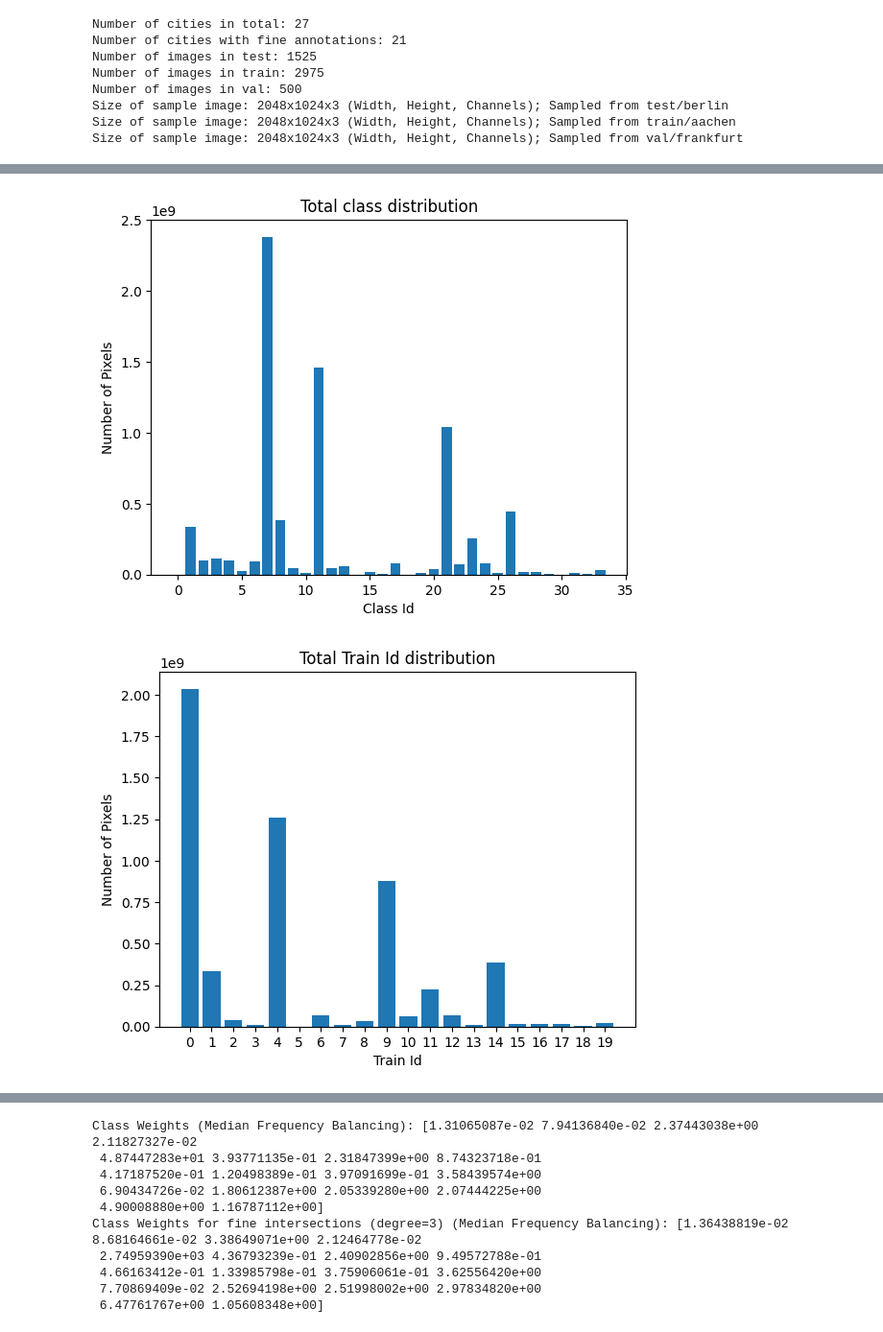
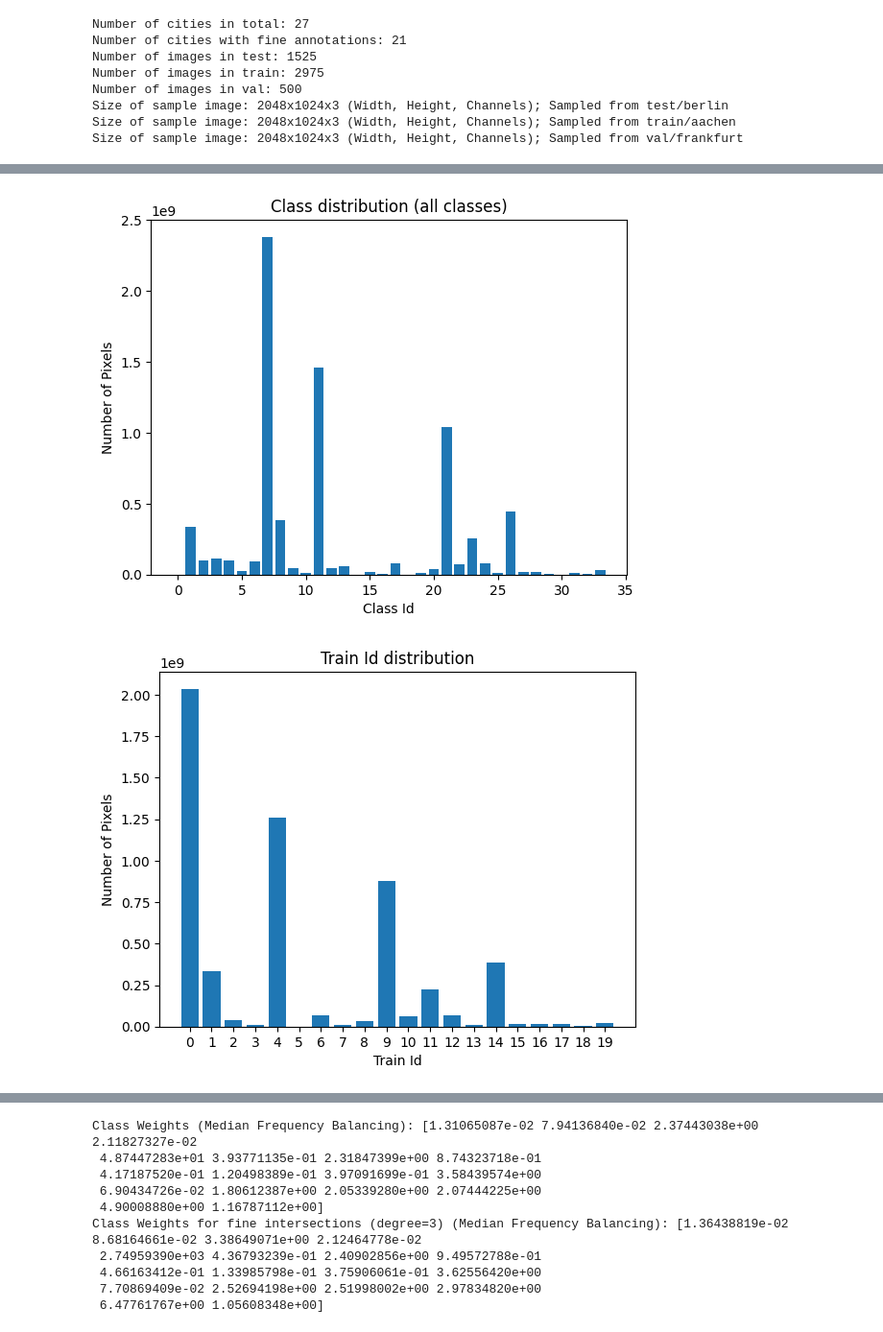
Before and after one commit to lucauhl/Semantic-Segmentation-Traffic-Scenes, a Jupyter notebook: 02_dataunderstanding/data_understanding.ipynb, the cells around one changed output, grey strips where cells are left out. Shown at 96% size. Saved outputs shown, nothing was run; the diff lists cells and outputs as text; code cells hidden in the pictures.

```diff
--- a/02_dataunderstanding/data_understanding.ipynb
+++ b/02_dataunderstanding/data_understanding.ipynb
@@ -239,35 +275,35 @@ plt.show()
 # %%
 data_path = Path("../data/Cityscapes")
 class_dict_total = get_class_dist_for_dataset(data_path)
 
-# Sort by id
+# Sort by class id
 sorted_items = sorted(class_dict_total.items(), key=lambda x: x[0])
 labels, counts = zip(*sorted_items)
 
 plt.bar(labels, counts)
-plt.title("Total class distribution")
+plt.title("Class distribution (all classes)")
 plt.xlabel("Class Id")
 plt.ylabel("Number of Pixels")
 plt.show()
 # %% [output]
-[figure, old version]
+[figure, new version]
 # %%
 data_path = Path("../data/Cityscapes")
 class_dict_total = get_class_dist_for_dataset(data_path, label_type="labelTrainIds", splits=["train"])
 
-# Sort by id
+# Sort by class id
 sorted_items = sorted(class_dict_total.items(), key=lambda x: x[0])
-sorted_items = sorted_items[:-1]    # drop last element (trainId=255)
+sorted_items = sorted_items[:-1]    # Drop the last element (trainId=255)
 labels, counts = zip(*sorted_items)
 
 plt.bar(labels, counts)
-plt.title("Total Train Id distribution")
+plt.title("Train Id distribution")
 plt.xlabel("Train Id")
 plt.ylabel("Number of Pixels")
 plt.xticks(labels)
 plt.show()
 # %% [output]
-[figure, old version]
+[figure, new version]
 # %%
 data_path = Path("../data/cityscapes_intersections/fine_intersections_3")
 class_dict_fine_intersections_3 = get_class_dist_for_dataset(data_path, splits=["train"])
```
Also changed, not shown: parts of 17 cells of this notebook.
